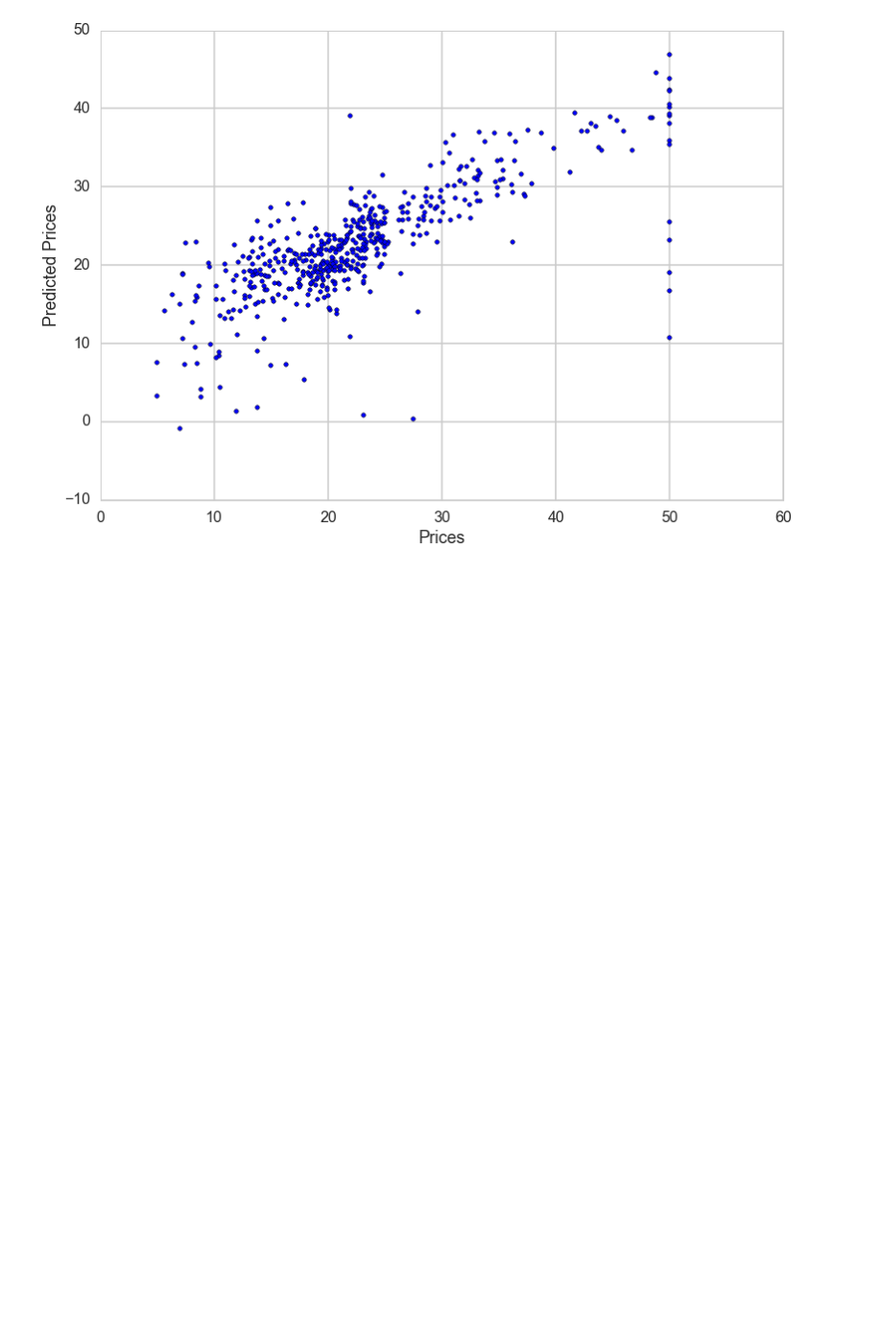
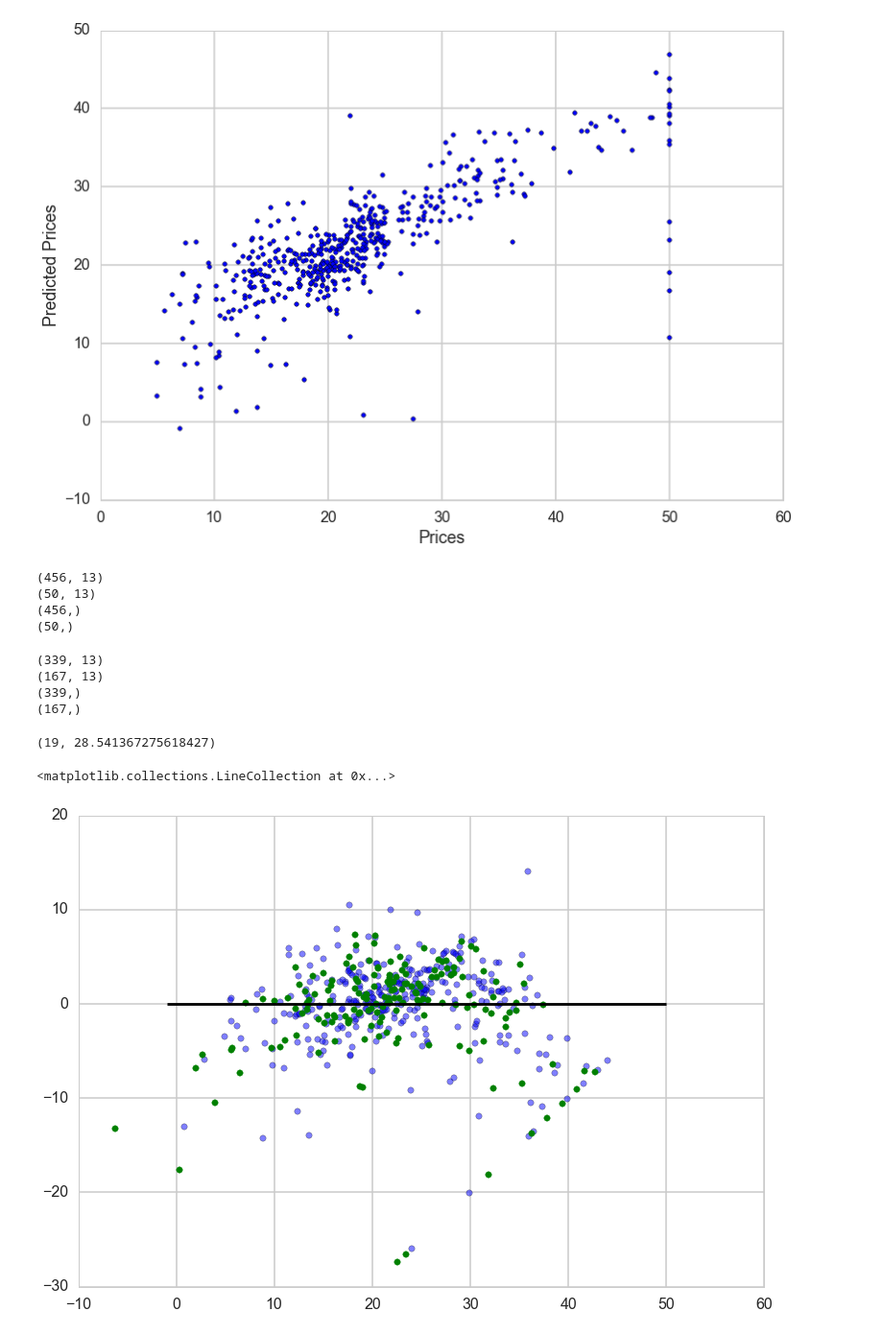
Before and after one commit to abhie19/Data-Analysis-Practice, a Jupyter notebook: Stats concept in python/Regression/Regression.ipynb, the cells around one changed output. Shown at 96% size. Cells and saved outputs as stored; diff of their text form; code cells hidden in the pictures; blank space fills up the shorter version.

```diff
--- a/Stats concept in python/Regression/Regression.ipynb
+++ b/Stats concept in python/Regression/Regression.ipynb
@@ -282,3 +282,47 @@ plt.ylabel('Predicted Prices')
 # %% [output]
 <matplotlib.text.Text at 0x...>
 [figure]
+# %%
+X_train = X[:-50]
+X_test = X[-50:]
+Y_train = bos.PRICE[:-50]
+Y_test = bos.PRICE[-50:]
+print X_train.shape
+print X_test.shape
+print Y_train.shape
+print Y_test.shape
+# %% [output]
+(456, 13)
+(50, 13)
+(456,)
+(50,)
+# %%
+X_train, X_test, Y_train, Y_test= sklearn.cross_validation.train_test_split(
+X, bos.PRICE, test_size=0.33, random_state = 5)
+print X_train.shape
+print X_test.shape
+print Y_train.shape
+print Y_test.shape
+# %% [output]
+(339, 13)
+(167, 13)
+(339,)
+(167,)
+# %%
+lm = LinearRegression()
+lm.fit(X_train, Y_train)
+pred_train = lm.predict(X_train)
+pred_test = lm.predict(X_test)
+# %%
+meanSE = np.mean((Y_train- pred_train)**2)
+meanSE2 = np.mean((Y_test- pred_test)**2)
+meanSE, meanSE2
+# %% [output]
+(19, 28.541367275618427)
+# %%
+plt.scatter(pred_train, (pred_train - Y_train), c='b', s= 40, alpha = 0.5)
+plt.scatter(pred_test, (pred_test - Y_test), color='g', s= 40, alpha =1)
+plt.hlines(y= 0, xmin = -1, xmax = 50)
+# %% [output]
+<matplotlib.collections.LineCollection at 0x...>
+[figure, added]
```
Also changed, not shown: parts of 12 cells of this notebook, 1 other file.
